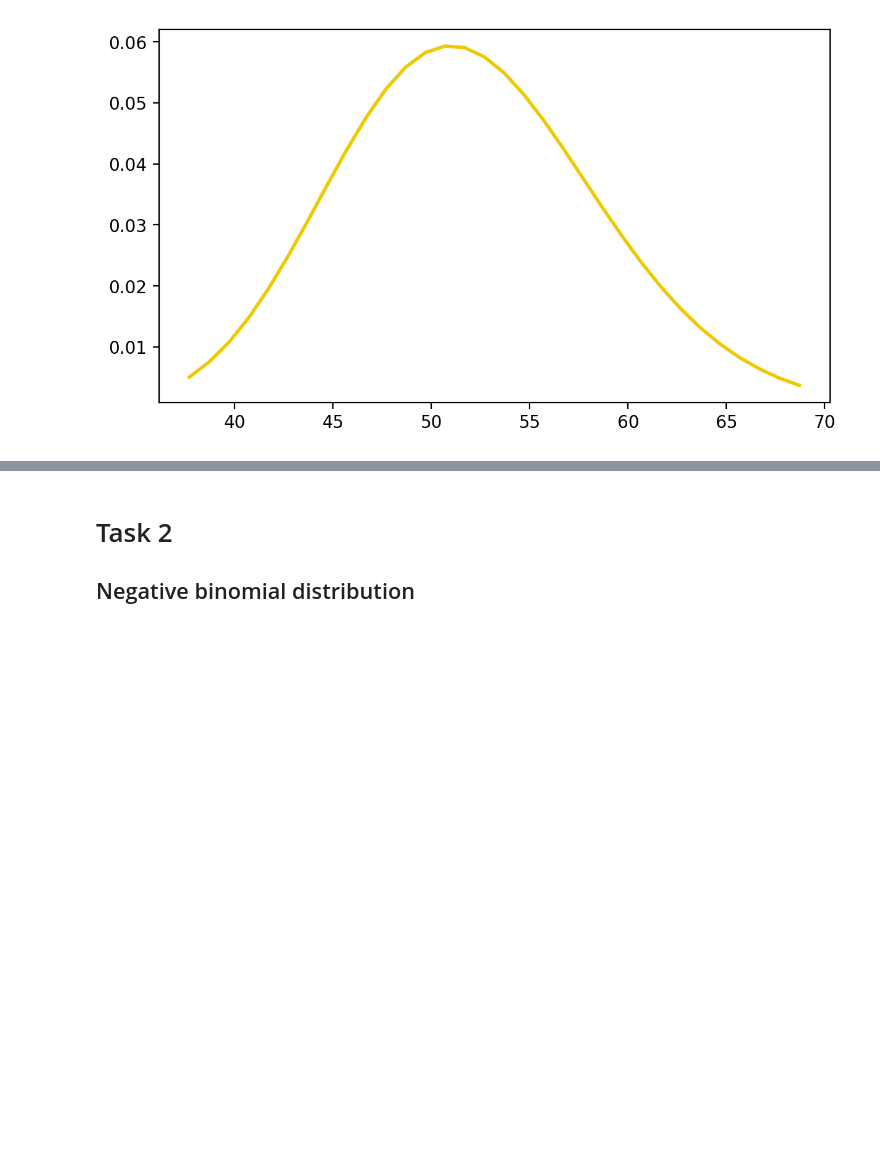
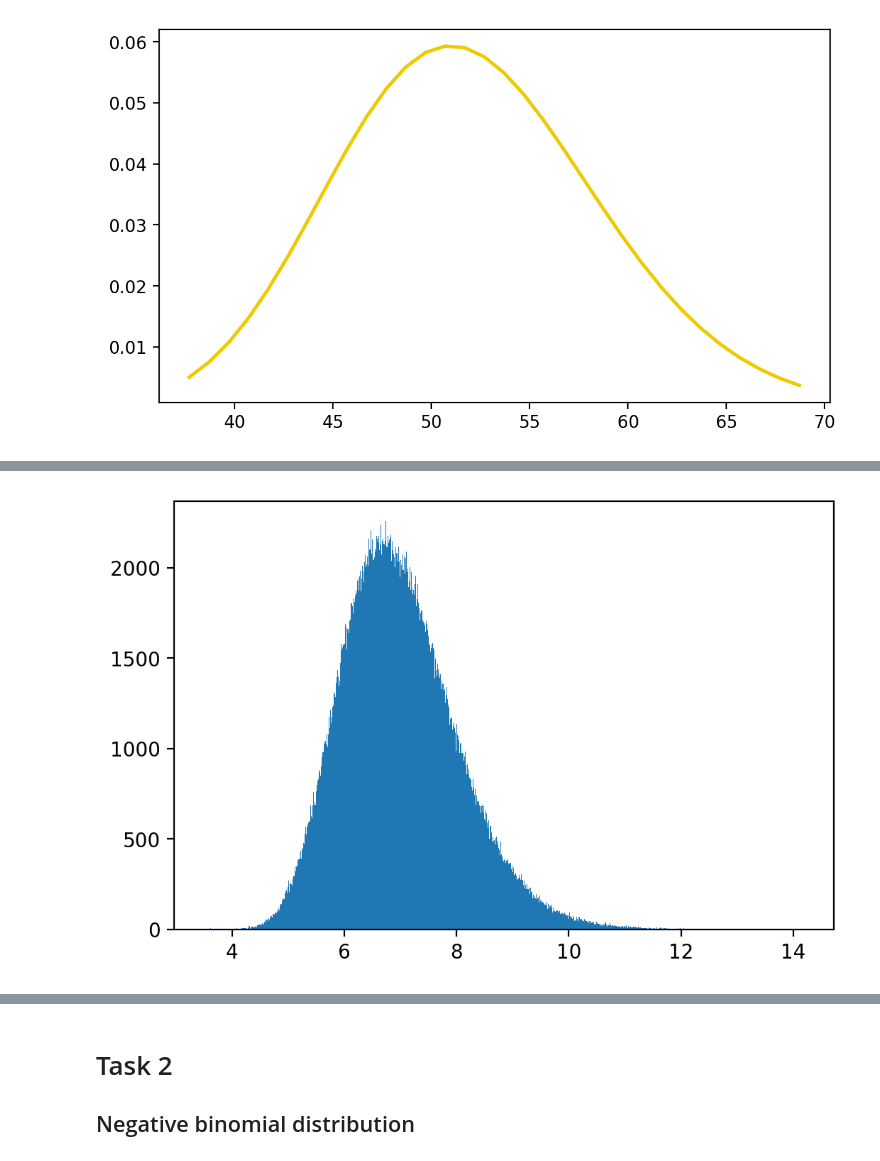
Before and after one commit to wkula/Data_Analytics, a Jupyter notebook: Lab3.ipynb, the cells around one changed output, grey strips where cells are left out. Cells and saved outputs as stored; diff of their text form; code cells hidden in the pictures; blank space fills up the shorter version.

```diff
--- a/Lab3.ipynb
+++ b/Lab3.ipynb
@@ -142,0 +154,12 @@ axes.plot(x,stats.gamma.pdf(x,alpha,beta),color=dark,linewidth=2)
+# %%
+data=dict(y_guess=np.array([0.1,0.1]),theta=np.array([10,5]))
+sim_nm_inv = model_prior_inv.sampling(data=data,
+                            seed=1052020,
+                            algorithm="Fixed_param",
+                            iter=1,
+                            warmup=0,
+                            chains=1)
+# %%
+alpha_inv = np.round(sim_nm_inv.extract()['alpha'][0])
+beta_inv = np.round(sim_nm_inv.extract()['beta'][0])
+print('Alpha: {a}, Beta: {b}'.format(a=alpha_inv, b=beta_inv))
@@ -142,0 +168,2 @@ axes.plot(x,stats.gamma.pdf(x,alpha,beta),color=dark,linewidth=2)
+# %%
+gamma_model_inv = stan_utility.compile_model('Gamma_inv.stan')
@@ -142,0 +172,11 @@ axes.plot(x,stats.gamma.pdf(x,alpha,beta),color=dark,linewidth=2)
+# %%
+gamma_sampled_inv = gamma_model_inv.sampling(data={'alpha': alpha_inv,
+                                                    'beta': beta_inv},
+                                     iter=1000000,
+                                     chains=1,
+                                     seed=42342)
+# %%
+Gamma_dist_inv = gamma_sampled_inv.extract()
+GammaHist_inv = plt.hist(Gamma_dist_inv['y'], bins=1000)
+# %% [output]
+[figure, added]
```
Also changed, not shown: parts of 29 cells of this notebook, 3 other files.
